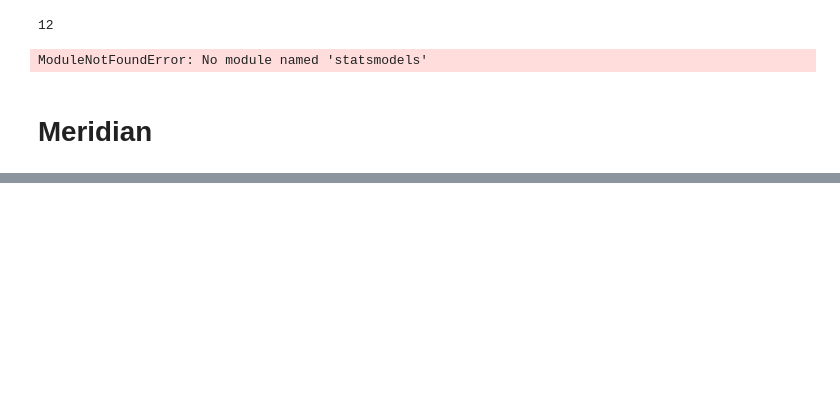
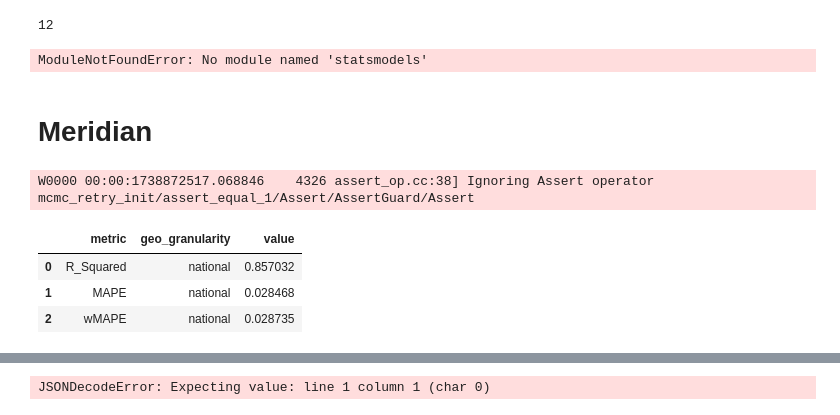
Before and after one commit to CharlesS940/xhec_mmm_loreal, a Jupyter notebook: baseline.ipynb, the cells around one changed output, grey strips where cells are left out. Saved outputs shown, nothing was run; the diff lists cells and outputs as text; code cells hidden in the pictures; blank space fills up the shorter version.

```diff
--- a/baseline.ipynb
+++ b/baseline.ipynb
@@ -20,7 +20,8 @@ MMM_CATEGORIES = {
     "retail_media": ["amazon_retail", "tesco", "citrus", "the_hut_group"],
     "video": ["google_video", "youtube", "bvod", "linear"],
     "social": ["meta", "pinterest", "tik_tok", "meta_collab_ads", "influencer_management"],
-    "display": ["criteo", "testers_and_merchandising"]
+    "display": ["criteo"],
+    "other": ["testers_and_merchandising"]
 }
 # %%
 growth_columns = ["growth_driver_l1", "growth_driver_l2", "growth_driver_l3", "growth_driver_l4", "growth_driver_l5"]
@@ -28,7 +29,7 @@ growth_columns = ["growth_driver_l1", "growth_driver_l2", "growth_driver_l3", "g
 df['Starting Week'] = pd.to_datetime(df['Starting Week'])
 
 # Initialize columns to store execution and investment for each category
-for category in MMM_CATEGORIES.keys():
+for category in MMM_CATEGORIES:
     df[f"{category}_impression"] = 0
     df[f"{category}_spend"] = 0
 
@@ -178,11 +181,22 @@ loader = load.CsvDataLoader(
 )
 data = loader.load()
 # %%
-roi_mu = 0.5     # Mu for ROI prior for each media channel.
-roi_sigma = 0.5  # Sigma for ROI prior for each media channel.
+import numpy as np
+
+mu = 0.3
+sigma = 0.8
+
 prior = prior_distribution.PriorDistribution(
-    roi_m=tfp.distributions.LogNormal(roi_mu, roi_sigma, name=constants.ROI_M)
+    roi_m=tfp.distributions.LogNormal(mu, sigma, name=constants.ROI_M)
 )
-model_spec = spec.ModelSpec(prior=prior)
+model_spec = spec.ModelSpec(prior=prior, knots=50,max_lag=10, media_effects_dist="log_normal")
 
 mmm = model.Meridian(input_data=data, model_spec=model_spec)
+
+mmm.sample_prior(250)
+mmm.sample_posterior(n_chains=7, n_adapt=500, n_burnin=500, n_keep=1000)
+
+model_diagnostics = visualizer.ModelDiagnostics(mmm)
+rsquared = model_diagnostics.predictive_accuracy_table()
+# %% [output]
+W0000 00:00:1738872517.068846    4326 assert_op.cc:38] Ignoring Assert operator mcmc_retry_init/assert_equal_1/Assert/AssertGuard/Assert
@@ -192,3 +203,11 @@ mmm.sample_posterior(n_chains=7, n_adapt=500, n_burnin=500, n_keep=1000)
+# %%
+model_diagnostics = visualizer.ModelDiagnostics(mmm)
+model_diagnostics.predictive_accuracy_table()
+# %% [output]
+|  | metric | geo_granularity | value |
+| 0 | R_Squared | national | 0.857032 |
+| 1 | MAPE | national | 0.028468 |
+| 2 | wMAPE | national | 0.028735 |
 # %%
 model_fit = visualizer.ModelFit(mmm)
 model_fit.plot_model_fit()
@@ -200,0 +227,35 @@ mmm_summarizer.output_model_results_summary('summary_output.html', filepath='out
+# %%
+import json
+
+# Load JSON data from file
+with open("data.json", "r") as file:
+    json_data = json.load(file)
+
+# Extract dataset key dynamically
+dataset_key = list(json_data.keys())[0]
+data = json_data[dataset_key]
+
+# Initialize dictionaries to store actual and expected values
+actual_values = {}
+expected_values = {}
+
+# Loop through data to store values by time
+for entry in data:
+    time = entry["time"]
+    mean_value = entry["mean"]
+
+    if entry["type"] == "actual":
+        actual_values[time] = mean_value
+    elif entry["type"] == "expected":
+        expected_values[time] = mean_value
+
+# Compute residuals
+residuals = {
+    time: abs(actual_values[time] - expected_values[time])
+    for time in actual_values if time in expected_values
+}
+
+# Print the computed residuals
+print("Residuals:", residuals)
+# %% [output]
+JSONDecodeError: Expecting value: line 1 column 1 (char 0)
```
Also changed, not shown: parts of 3 cells of this notebook, 3 other files.
